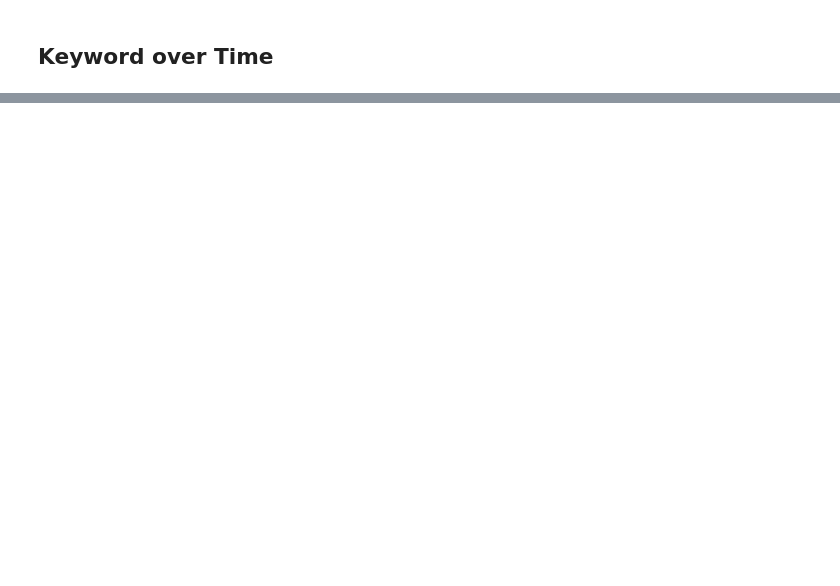
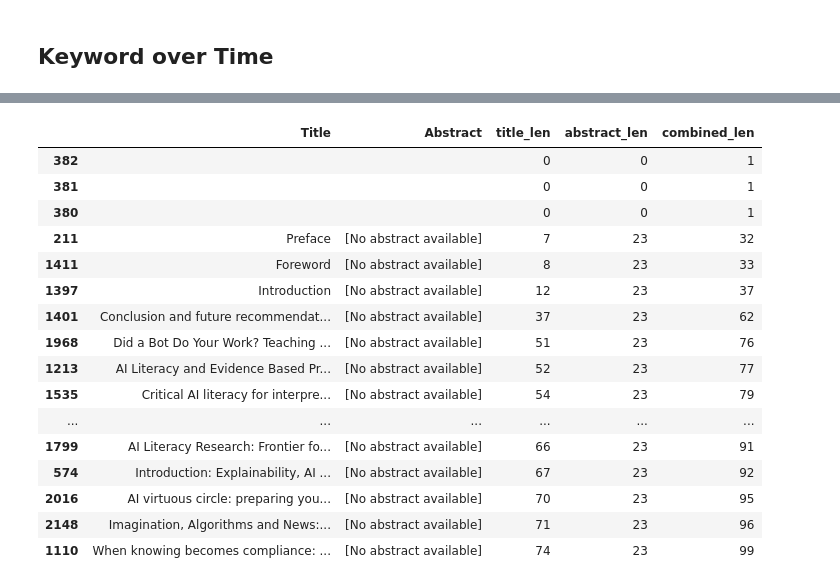
Before and after one commit to namigabbasov/ai-literacy-bibliometric-analysis, a Jupyter notebook: scripts/RQ4_thematic_analysis.ipynb, the cells around one changed output, grey strips where cells are left out. Saved outputs shown, nothing was run; the diff lists cells and outputs as text; code cells hidden in the pictures; blank space fills up the shorter version.

```diff
--- a/scripts/RQ4_thematic_analysis.ipynb
+++ b/scripts/RQ4_thematic_analysis.ipynb
@@ -503,0 +206,18 @@ print("Saved: outputs/topic_models/bertopic_model/")
+# %%
+pd.set_option("display.max_colwidth", 500)
+
+text_check = df[["Title", "Abstract"]].copy()
+
+text_check["Title"] = text_check["Title"].fillna("").astype(str)
+text_check["Abstract"] = text_check["Abstract"].fillna("").astype(str)
+
+text_check["title_len"] = text_check["Title"].str.len()
+text_check["abstract_len"] = text_check["Abstract"].str.len()
+text_check["combined_text"] = (
+    text_check["Title"].str.strip()
+    + ". "
+    + text_check["Abstract"].str.strip()
+).str.replace(r"\s+", " ", regex=True).str.strip()
+text_check["combined_len"] = text_check["combined_text"].str.len()
+
+text_check.head()
@@ -503,0 +266,22 @@ print("Saved: outputs/topic_models/bertopic_model/")
+# %%
+text_check.sort_values("combined_len")[
+    ["Title", "Abstract", "title_len", "abstract_len", "combined_len"]
+].head(20)
+# %% [output]
+|  | Title | Abstract | title_len | abstract_len | combined_len |
+| 382 |  |  | 0 | 0 | 1 |
+| 381 |  |  | 0 | 0 | 1 |
+| 380 |  |  | 0 | 0 | 1 |
+| 211 | Preface | [No abstract available] | 7 | 23 | 32 |
+| 1411 | Foreword | [No abstract available] | 8 | 23 | 33 |
+| 1397 | Introduction | [No abstract available] | 12 | 23 | 37 |
+| 1401 | Conclusion and future recommendat... | [No abstract available] | 37 | 23 | 62 |
+| 1968 | Did a Bot Do Your Work? Teaching ... | [No abstract available] | 51 | 23 | 76 |
+| 1213 | AI Literacy and Evidence Based Pr... | [No abstract available] | 52 | 23 | 77 |
+| 1535 | Critical AI literacy for interpre... | [No abstract available] | 54 | 23 | 79 |
+| ... | ... | ... | ... | ... | ... |
+| 1799 | AI Literacy Research: Frontier fo... | [No abstract available] | 66 | 23 | 91 |
+| 574 | Introduction: Explainability, AI ... | [No abstract available] | 67 | 23 | 92 |
+| 2016 | AI virtuous circle: preparing you... | [No abstract available] | 70 | 23 | 95 |
+| 2148 | Imagination, Algorithms and News:... | [No abstract available] | 71 | 23 | 96 |
+| 1110 | When knowing becomes compliance: ... | [No abstract available] | 74 | 23 | 99 |
```
Also changed, not shown: parts of 73 cells of this notebook, 58 other files.
